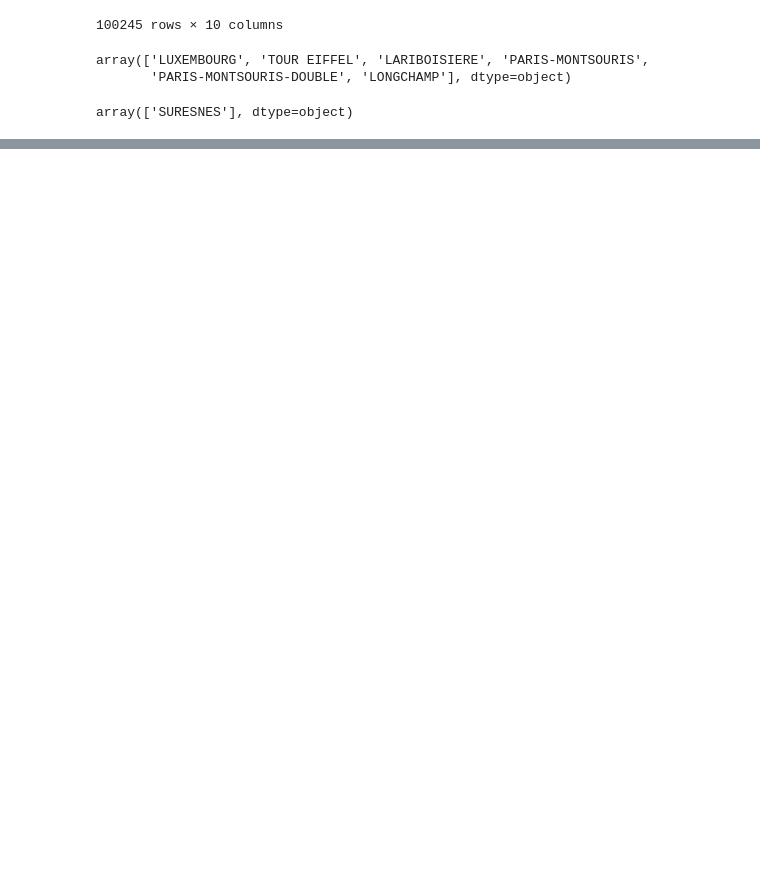
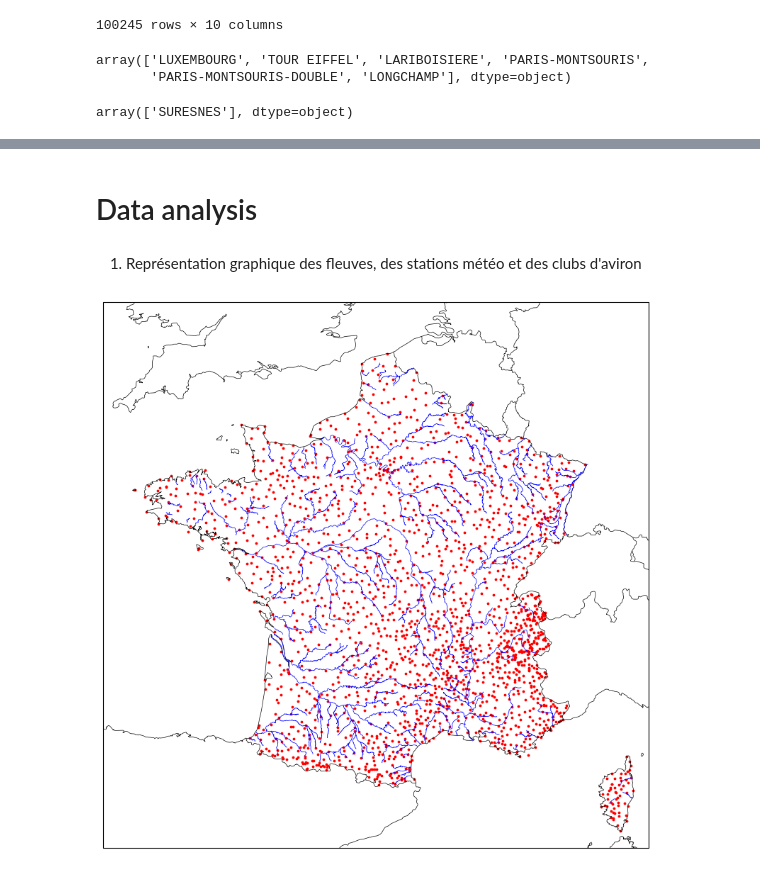
Before and after one commit to vadim-gisserot/Projet-de-Python-Leroux-Gisserot, a Jupyter notebook: notebooks/draft1.ipynb, the cells around one changed output, grey strips where cells are left out. Drawn from its saved outputs; the diff is of its cells as text; code cells hidden in the pictures; blank space fills up the shorter version.

Commit message:
Complements data analysis

```diff
--- a/notebooks/draft1.ipynb
+++ b/notebooks/draft1.ipynb
@@ -177,0 +120,2 @@ hello world!
+# %%
+df.sort_values(by=["DEPARTMENT_ID", "NOM_USUEL", "AAAAMMJJHH"], inplace=True) # sorting values
@@ -177,0 +147,55 @@ hello world!
+# %%
+# Geojson file's URL
+geojson_url = "https://www.data.gouv.fr/fr/datasets/r/f354a037-4a4e-4e7e-804b-01278ab228c5"
+
+# Downloading the file locally
+geojson_file = "rivers.geojson"
+response = requests.get(geojson_url)
+if response.status_code == 200:
+    with open(geojson_file, "wb") as file:
+        file.write(response.content)
+else:
+    raise Exception("Impossible de télécharger le fichier GeoJSON")
+
+# Load geojson data with geopandas and remove unvalid geometries
+rivers = gpd.read_file(geojson_file)
+rivers = rivers[rivers.geometry.notnull()]
+# %% [markdown]
+# Data analysis
+# %% [markdown]
+1. Représentation graphique des fleuves, des stations météo et des clubs d'aviron
+# %%
+weather_stations = df[["NOM_USUEL", "LAT", "LON"]].drop_duplicates()
+# %%
+import geopandas as gpd
+import requests
+import matplotlib.pyplot as plt
+import cartopy.crs as ccrs
+import cartopy.feature as cfeature
+import warnings
+from cartopy.io import DownloadWarning
+
+# Create map with cartopy
+fig, ax = plt.subplots(figsize=(10, 10), subplot_kw={'projection': ccrs.Mercator()})
+ax.set_extent([-6, 10, 41, 52], crs=ccrs.PlateCarree())
+
+# Adding features
+ax.add_feature(cfeature.COASTLINE, linewidth=0.5)
+ax.add_feature(cfeature.BORDERS, linewidth=0.5)
+ax.add_feature(cfeature.LAND, facecolor='white', linewidth=0.5)
+ax.add_feature(cfeature.OCEAN, facecolor='white')
+
+# Adding rivers (blue), weather stations (red) and rowing clubs (green)
+ax.add_geometries(rivers.geometry, crs=ccrs.PlateCarree(), edgecolor='blue', facecolor='none', linewidth=0.5)
+ax.scatter(
+    weather_stations['LON'], weather_stations['LAT'],
+    color='red', marker='o', s=3,
+    transform=ccrs.PlateCarree(), label="Stations"
+)
+
+
+plt.show()
+
+warnings.simplefilter("ignore", DownloadWarning)
+# %% [output]
+[figure, added]
```
Also changed, not shown: parts of 26 cells of this notebook, 3 other files.
